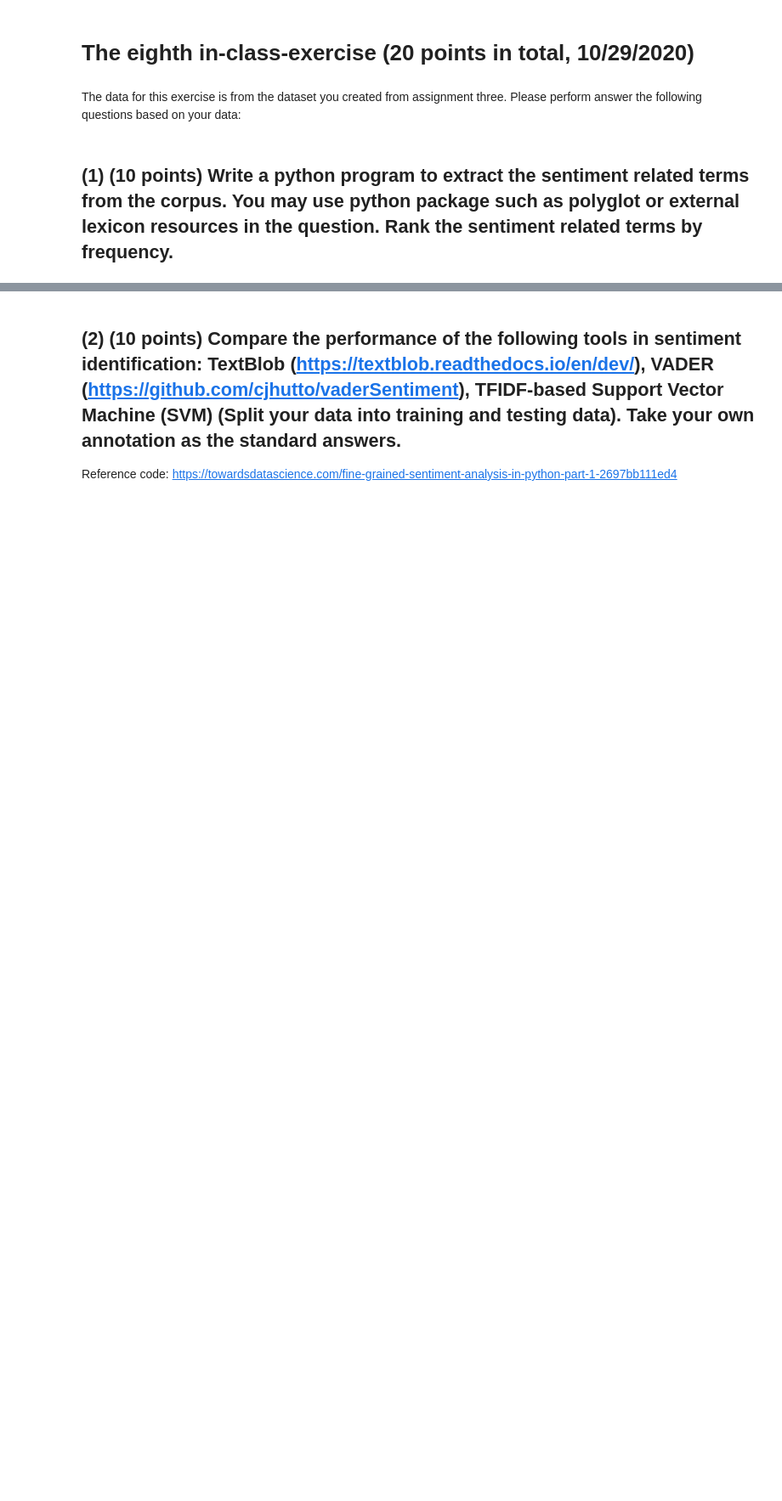
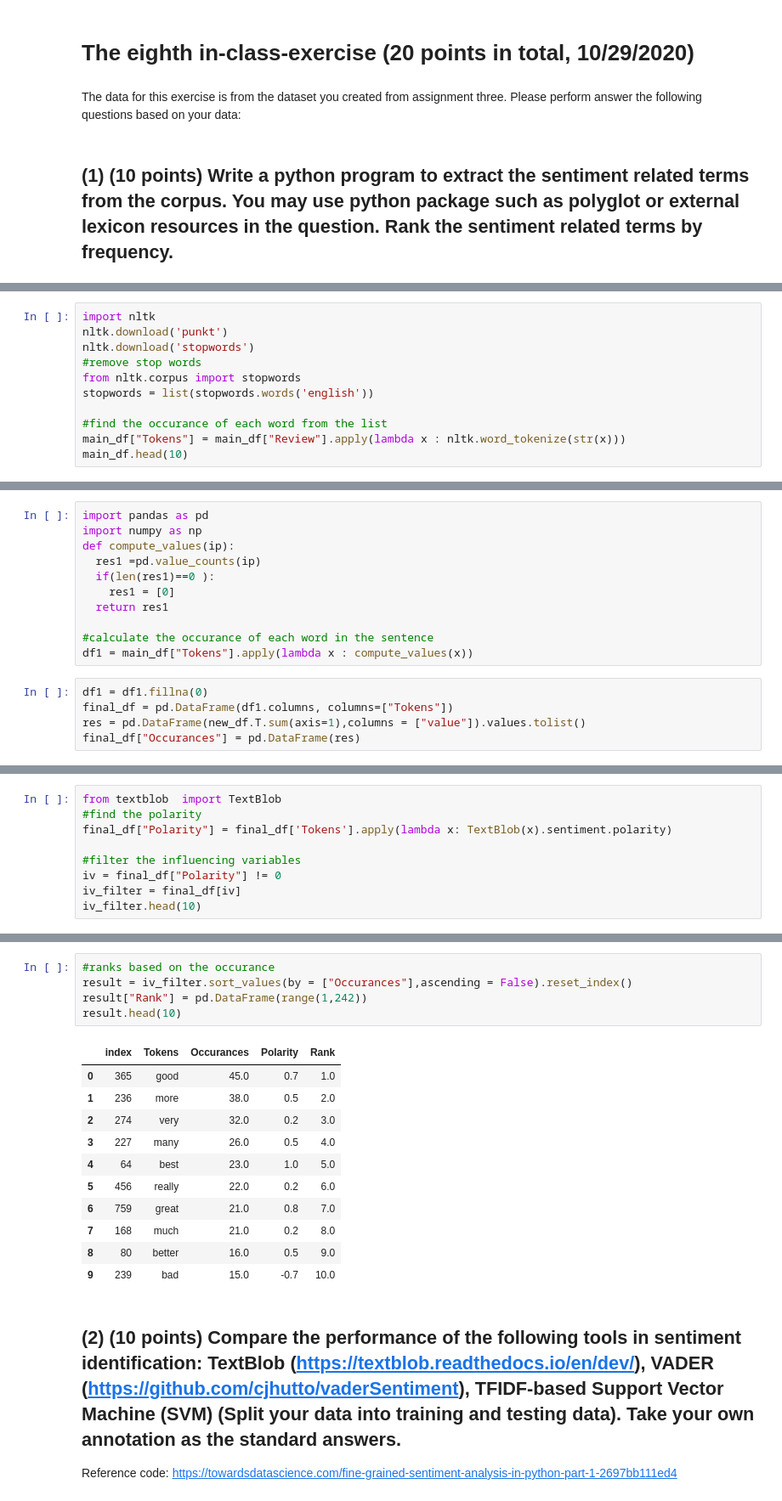
Before and after one commit to divyaseri/divya_INFO5731_Fall2020, a Jupyter notebook: In_class_exercise_08_.ipynb, the cells around one changed output, grey strips where cells are left out. Shown at 85% size. Drawn from its saved outputs; the diff is of its cells as text; blank space fills up the shorter version.

```diff
--- a/In_class_exercise_08_.ipynb
+++ b/In_class_exercise_08_.ipynb
@@ -115,0 +33,11 @@ for i, (word, frequency) in enumerate(top_words, start=1):
+# %%
+import nltk
+nltk.download('punkt')
+nltk.download('stopwords')
+#remove stop words
+from nltk.corpus import stopwords
+stopwords = list(stopwords.words('english'))
+
+#find the occurance of each word from the list
+main_df["Tokens"] = main_df["Review"].apply(lambda x : nltk.word_tokenize(str(x)))
+main_df.head(10)
@@ -115,0 +65,16 @@ for i, (word, frequency) in enumerate(top_words, start=1):
+# %%
+import pandas as pd
+import numpy as np
+def compute_values(ip):
+  res1 =pd.value_counts(ip)
+  if(len(res1)==0 ):
+    res1 = [0]
+  return res1
+
+#calculate the occurance of each word in the sentence
+df1 = main_df["Tokens"].apply(lambda x : compute_values(x))
+# %%
+df1 = df1.fillna(0)
+final_df = pd.DataFrame(df1.columns, columns=["Tokens"])
+res = pd.DataFrame(new_df.T.sum(axis=1),columns = ["value"]).values.tolist()
+final_df["Occurances"] = pd.DataFrame(res)
@@ -115,0 +95,9 @@ for i, (word, frequency) in enumerate(top_words, start=1):
+# %%
+from textblob  import TextBlob
+#find the polarity
+final_df["Polarity"] = final_df['Tokens'].apply(lambda x: TextBlob(x).sentiment.polarity)
+
+#filter the influencing variables
+iv = final_df["Polarity"] != 0
+iv_filter = final_df[iv]
+iv_filter.head(10)
@@ -116,3 +116,20 @@ for i, (word, frequency) in enumerate(top_words, start=1):
+# %%
+#ranks based on the occurance
+result = iv_filter.sort_values(by = ["Occurances"],ascending = False).reset_index()
+result["Rank"] = pd.DataFrame(range(1,242))
+result.head(10)
+# %% [output]
+|  | index | Tokens | Occurances | Polarity | Rank |
+| 0 | 365 | good | 45.0 | 0.7 | 1.0 |
+| 1 | 236 | more | 38.0 | 0.5 | 2.0 |
+| 2 | 274 | very | 32.0 | 0.2 | 3.0 |
+| 3 | 227 | many | 26.0 | 0.5 | 4.0 |
+| 4 | 64 | best | 23.0 | 1.0 | 5.0 |
+| 5 | 456 | really | 22.0 | 0.2 | 6.0 |
+| 6 | 759 | great | 21.0 | 0.8 | 7.0 |
+| 7 | 168 | much | 21.0 | 0.2 | 8.0 |
+| 8 | 80 | better | 16.0 | 0.5 | 9.0 |
+| 9 | 239 | bad | 15.0 | -0.7 | 10.0 |
 # %% [markdown]
 ## (2) (10 points) Compare the performance of the following tools in sentiment identification: TextBlob (https://textblob.readthedocs.io/en/dev/), VADER (https://github.com/cjhutto/vaderSentiment), TFIDF-based Support Vector Machine (SVM) (Split your data into training and testing data). Take your own annotation as the standard answers.
 
```
Also changed, not shown: parts of 20 cells of this notebook.
